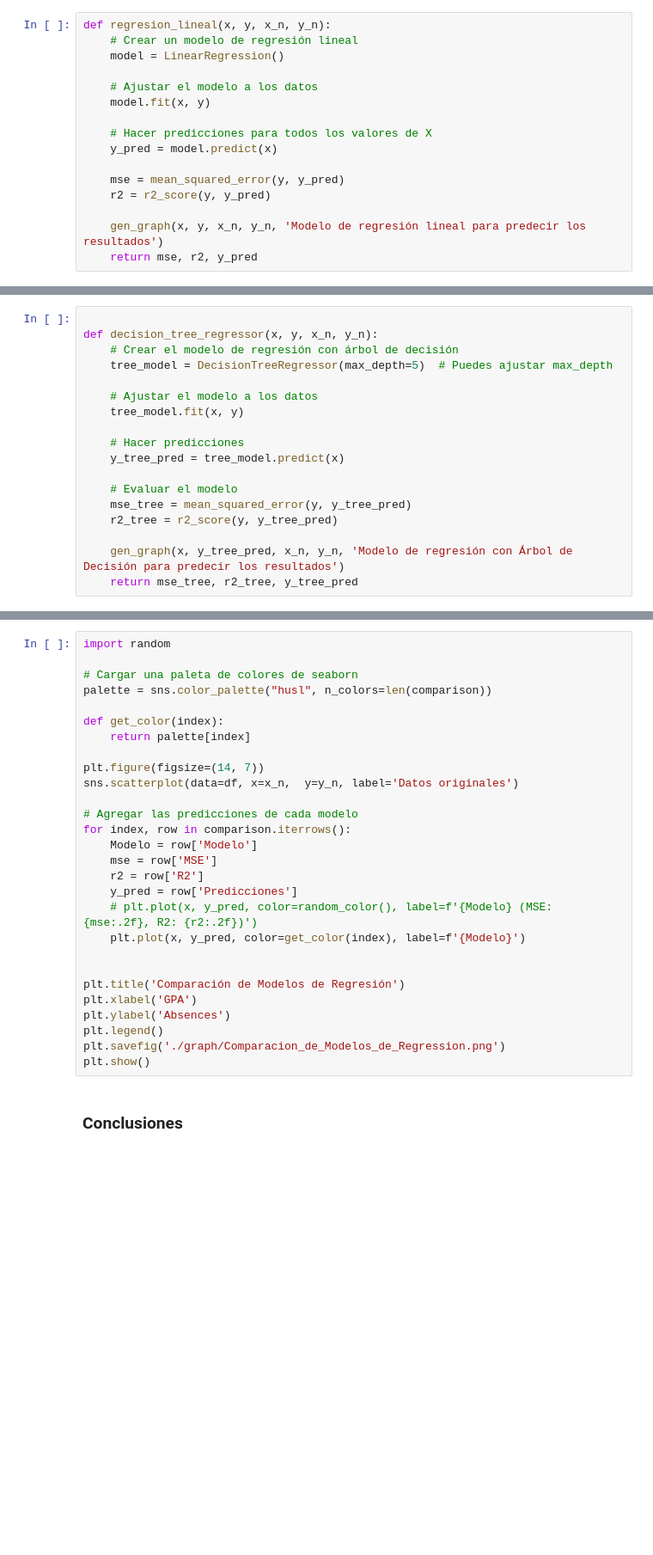
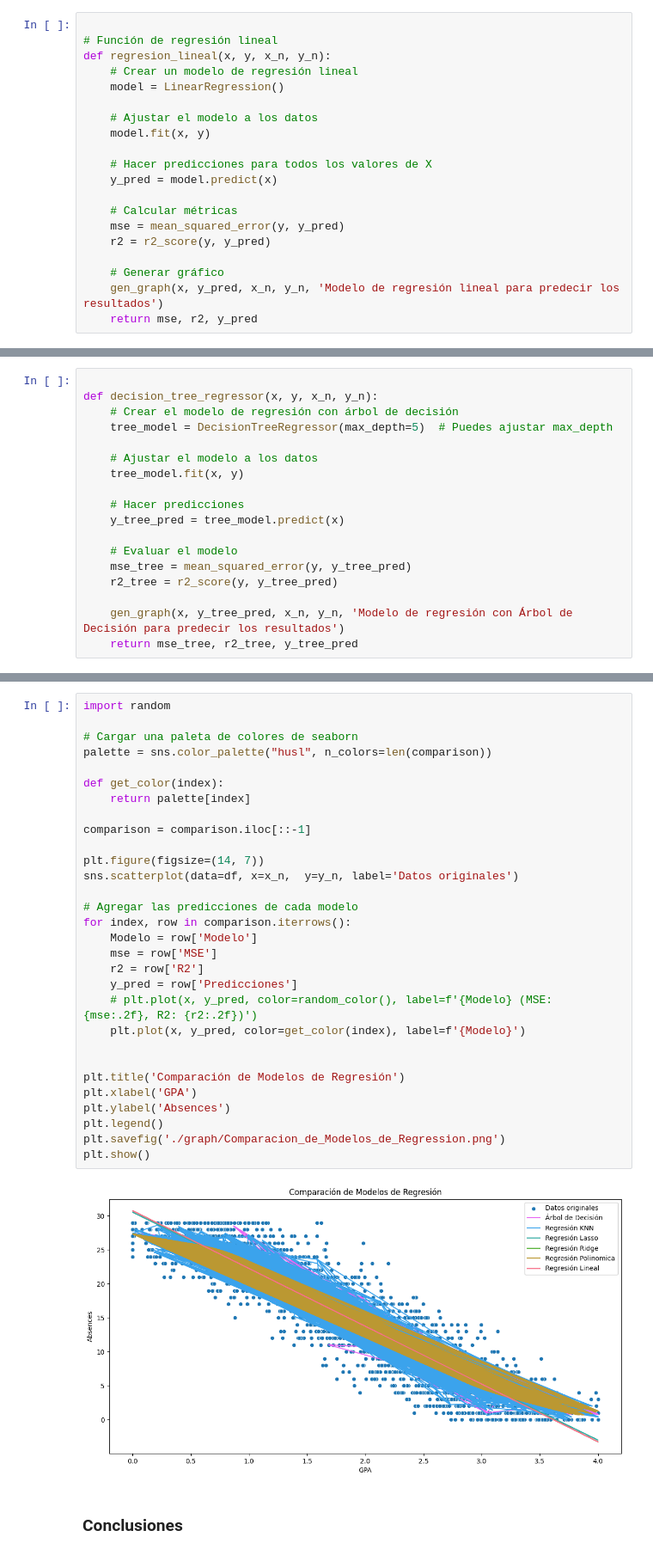
Before and after one commit to MoltenDevLabs/project-4-data-analysis-end-to-end-es, a Jupyter notebook: exploracion_inicial.ipynb, the cells around one changed output, grey strips where cells are left out. Shown at 86% size. Saved outputs shown, nothing was run; the diff lists cells and outputs as text; blank space fills up the shorter version.

Commit message:
Solucionado Regresion Lineal

```diff
--- a/exploracion_inicial.ipynb
+++ b/exploracion_inicial.ipynb
@@ -266,6 +378,8 @@ def gen_graph(x, y_pred, x_name, y_name, title):
 # %% [markdown]
 ### Regresion Lineal
 # %%
+
+# Función de regresión lineal
 def regresion_lineal(x, y, x_n, y_n):
     # Crear un modelo de regresión lineal
     model = LinearRegression()
@@ -276,10 +390,12 @@ def regresion_lineal(x, y, x_n, y_n):
     # Hacer predicciones para todos los valores de X
     y_pred = model.predict(x)
 
+    # Calcular métricas
     mse = mean_squared_error(y, y_pred)
     r2 = r2_score(y, y_pred)
 
-    gen_graph(x, y, x_n, y_n, 'Modelo de regresión lineal para predecir los resultados')
+    # Generar gráfico
+    gen_graph(x, y_pred, x_n, y_n, 'Modelo de regresión lineal para predecir los resultados')
     return mse, r2, y_pred
 # %% [markdown]
 ### Regresión Polinómica
@@ -410,31 +541,35 @@ comparison
 # %%
 import random
 
 # Cargar una paleta de colores de seaborn
 palette = sns.color_palette("husl", n_colors=len(comparison))
 
 def get_color(index):
     return palette[index]
+
+comparison = comparison.iloc[::-1]
 
 plt.figure(figsize=(14, 7))
 sns.scatterplot(data=df, x=x_n,  y=y_n, label='Datos originales')
 
 # Agregar las predicciones de cada modelo
 for index, row in comparison.iterrows():
     Modelo = row['Modelo']
     mse = row['MSE']
     r2 = row['R2']
     y_pred = row['Predicciones']
     # plt.plot(x, y_pred, color=random_color(), label=f'{Modelo} (MSE: {mse:.2f}, R2: {r2:.2f})')
     plt.plot(x, y_pred, color=get_color(index), label=f'{Modelo}')
 
 
 plt.title('Comparación de Modelos de Regresión')
 plt.xlabel('GPA')
 plt.ylabel('Absences')
 plt.legend()
 plt.savefig('./graph/Comparacion_de_Modelos_de_Regression.png')
 plt.show()
+# %% [output]
+[figure, added]
 # %% [markdown]
 ### Conclusiones
 # %%
```
Also changed, not shown: parts of 16 cells of this notebook, 7 other files.
